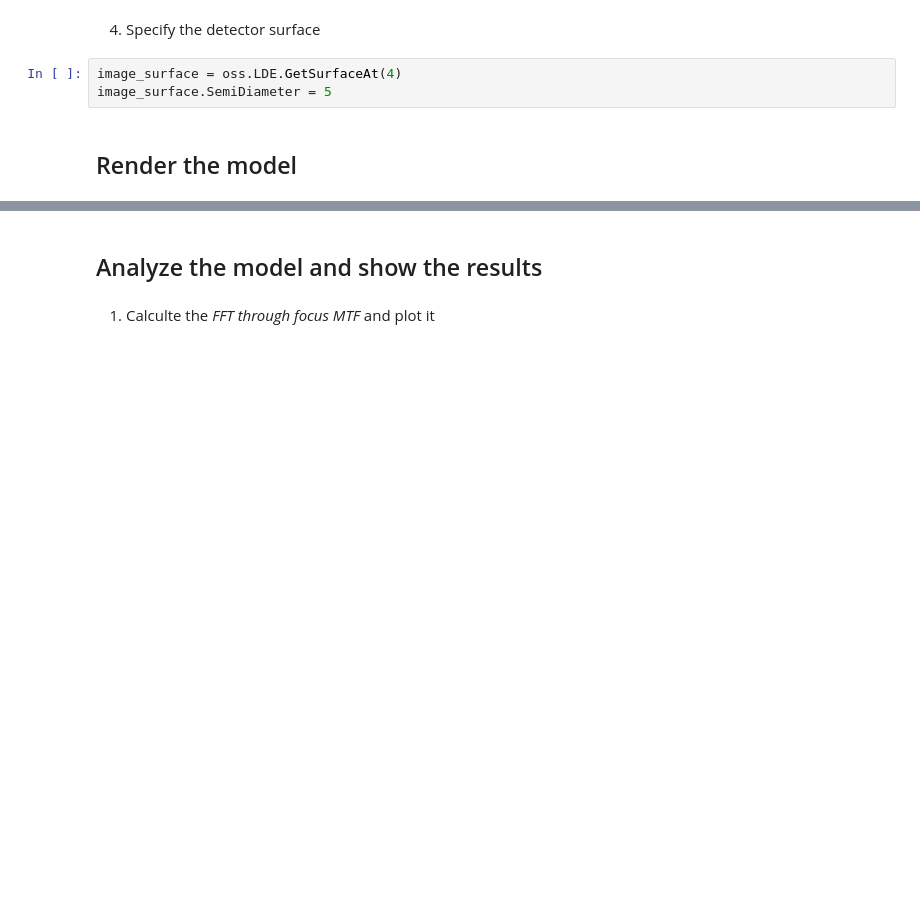
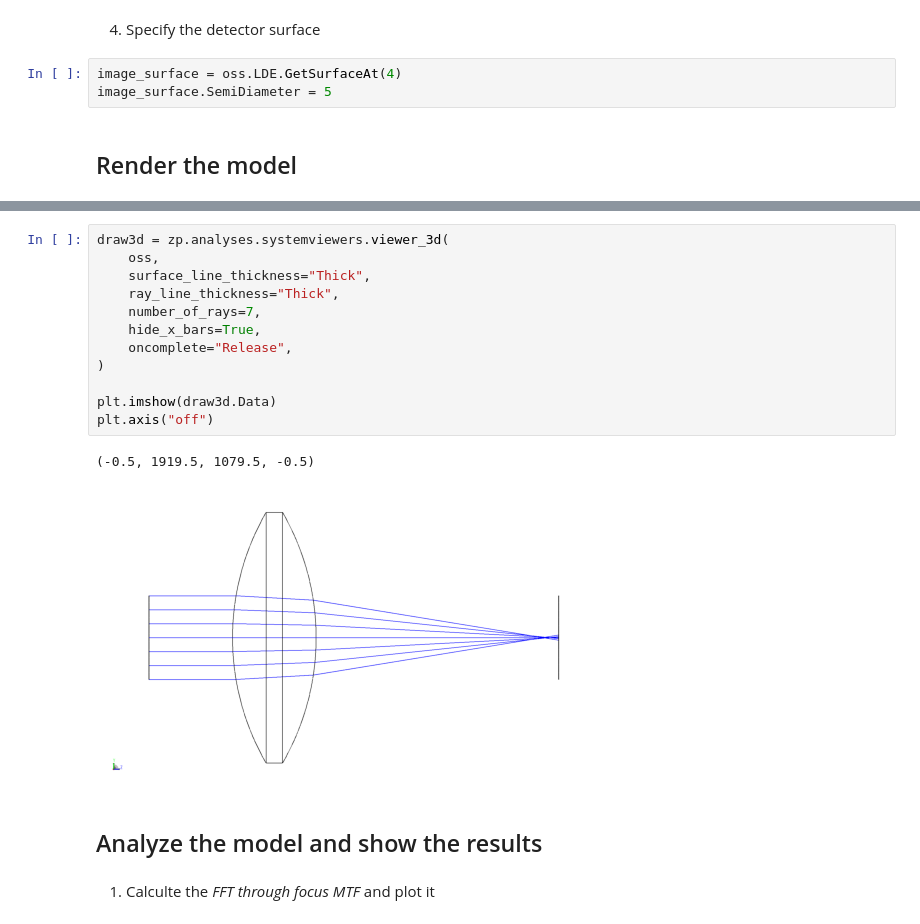
Before and after one commit to MREYE-LUMC/ZOSPy, a Jupyter notebook: examples/Simple thick lens/Simple thick lens.ipynb, the cells around one changed output, grey strips where cells are left out. Saved outputs shown, nothing was run; the diff lists cells and outputs as text; blank space fills up the shorter version.

Commit message:
Update examples with new system viewers

```diff
--- a/examples/Simple thick lens/Simple thick lens.ipynb
+++ b/examples/Simple thick lens/Simple thick lens.ipynb
@@ -73,3 +67,18 @@ The ZOS-API unfortunately does not allow us to save the output of viewers. Hence
+# %%
+draw3d = zp.analyses.systemviewers.viewer_3d(
+    oss,
+    surface_line_thickness="Thick",
+    ray_line_thickness="Thick",
+    number_of_rays=7,
+    hide_x_bars=True,
+    oncomplete="Release",
+)
+
+plt.imshow(draw3d.Data)
+plt.axis("off")
+# %% [output]
+(-0.5, 1919.5, 1079.5, -0.5)
+[figure, added]
 # %% [markdown]
 ## Analyze the model and show the results
 # %% [markdown]
```
Also changed, not shown: parts of 2 cells of this notebook, 6 other files.
